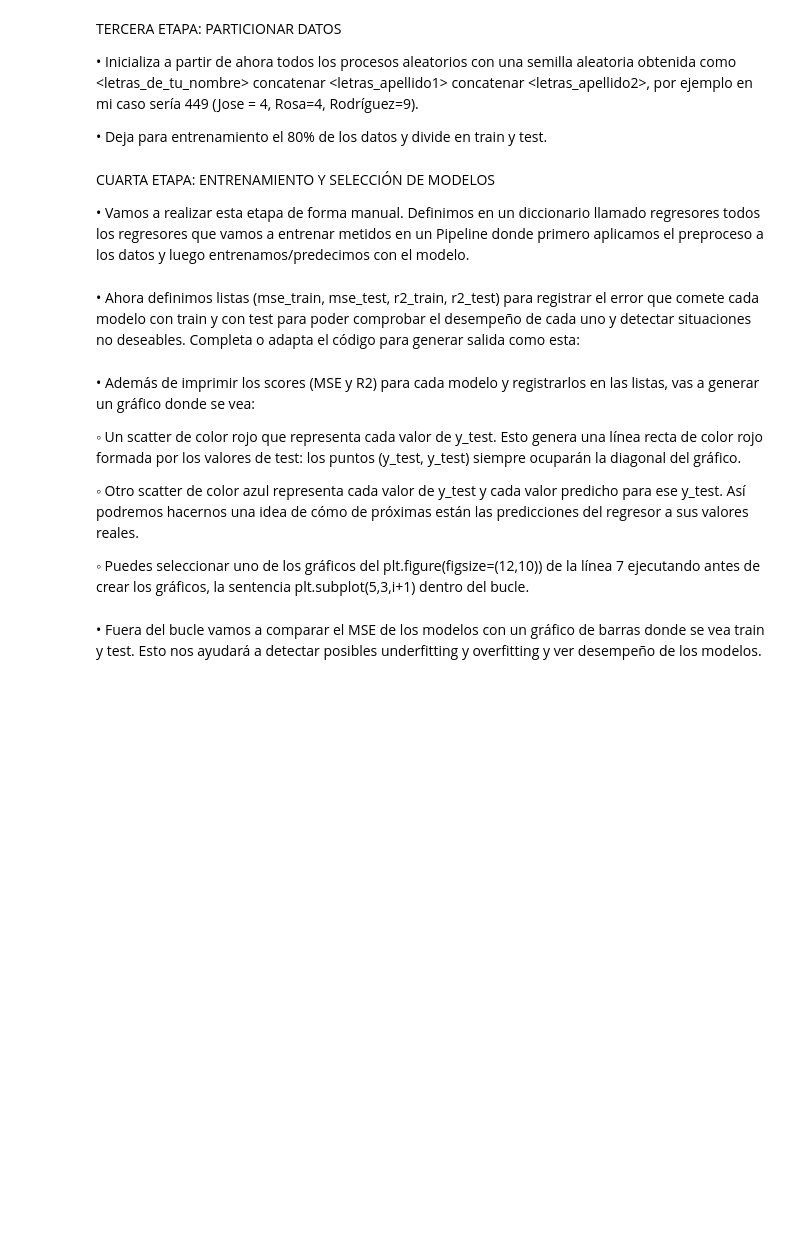
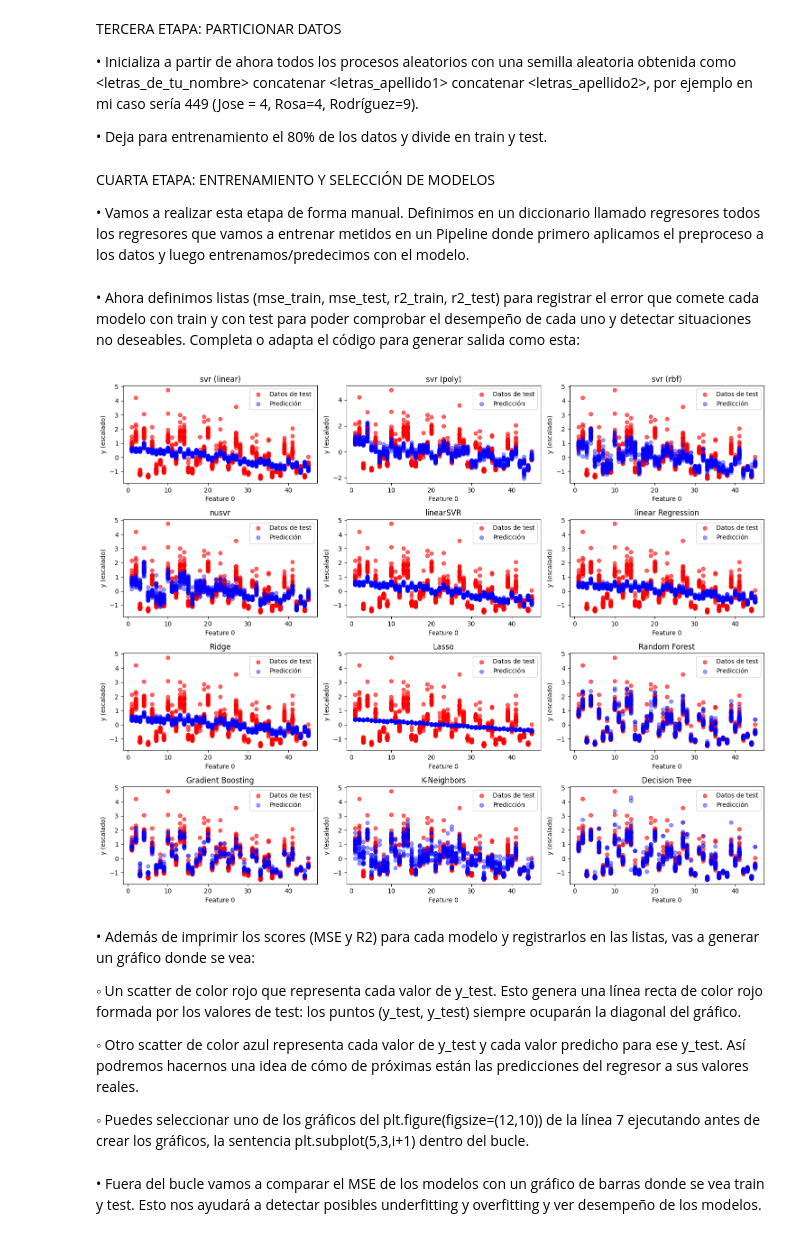
Before and after one commit to SamuehFDEZ/MachineLearning, a Jupyter notebook: saa/U3_AprendizajeSupervisado2/U03-P01-Regresiones/saa_u03_p01_a2-samartlop.ipynb, the cells around one changed output. Saved outputs shown, nothing was run; the diff lists cells and outputs as text; code cells hidden in the pictures; blank space fills up the shorter version.

```diff
--- a/saa/U3_AprendizajeSupervisado2/U03-P01-Regresiones/saa_u03_p01_a2-samartlop.ipynb
+++ b/saa/U3_AprendizajeSupervisado2/U03-P01-Regresiones/saa_u03_p01_a2-samartlop.ipynb
@@ -89,6 +240,15 @@ concatenar
 
 
 • Deja para entrenamiento el 80% de los datos y divide en train y test.
+# %%
+from sklearn.model_selection import train_test_split
+
+semilla = 675
+
+X = df[predictoras]
+y = df[target]
+
+X_train, X_test, y_train, y_test = train_test_split(X, y, test_size=0.2, random_state=semilla)
 # %% [markdown]
 CUARTA ETAPA: ENTRENAMIENTO Y SELECCIÓN DE MODELOS
 
@@ -104,6 +264,9 @@ from sklearn.linear_model import LinearRegression, Ridge, Lasso
 from sklearn.ensemble import RandomForestRegressor, GradientBoostingRegressor
 from sklearn.neighbors import KNeighborsRegressor
 from sklearn.tree import DecisionTreeRegressor
+
+
+preprocesador = StandardScaler()
 
 # Definir los diferentes regresores
 regresores = {
@@ -120,42 +283,52 @@ regresores = {
     'K-Neighbors': Pipeline([('pre', preprocesador), ('regresor', KNeighborsRegressor(n_neighbors=5))]),
     'Decision Tree': Pipeline([('pre', preprocesador), ('regresor', DecisionTreeRegressor(random_state=449))])
 }
+
+from sklearn.preprocessing import StandardScaler
+
+s_y = StandardScaler()
+y_train_escalado = s_y.fit_transform(y_train.values.reshape(-1, 1)).ravel()
+y_test_escalado = s_y.transform(y_test.values.reshape(-1, 1)).ravel()
 # %% [markdown]
  • Ahora definimos listas (mse_train, mse_test, r2_train, r2_test) para registrar el error que
 comete cada modelo con train y con test para poder comprobar el desempeño de cada uno y
 detectar situaciones no deseables. Completa o adapta el código para generar salida como esta:
 # %%
-# Entrenar y evaluar cada modelo
 from sklearn.metrics import mean_squared_error, r2_score
+import matplotlib.pyplot as plt
 
 mse_train = []
 mse_test = []
 r2_train = []
 r2_test = []
 
-plt.figure(figsize=(12, 10))
+plt.figure(figsize=(15, 12))
 
 for i, (nombre, modelo) in enumerate(regresores.items()):
-    modelo.fit(X_train, y_train_escalado) # modelo.fit(X_train, y_train) si ni el y_train ni el y_test estuviesen escalados
-    y_pred_train = modelo.predict(X_train).reshape(-1, 1)
-    y_pred_test = modelo.predict(X_test).reshape(-1, 1)
-    # y_pred_test = s_y.inverse_transform(y_pred_test.reshape(-1, 1)).ravel() si el y_test no estuviese escalado
+    modelo.fit(X_train, y_train_escalado)
 
-    mse_train.append(mean_squared_error(y_train_escalado, y_pred_train)) # mean_squared_error(y_train, y_pred_train)
-    mse_test.append(mean_squared_error(y_test_escalado, y_pred_test))   # mean_squared_error(y_test, y_pred_test)
-    r2_train.append(r2_score(y_train_escalado, y_pred_train))          # r2_score(y_train, y_pred_train)
-    r2_test.append(r2_score(y_test_escalado, y_pred_test))            # r2_score(y_test, y_pred_test)
+    y_pred_train = modelo.predict(X_train)
+    y_pred_test = modelo.predict(X_test)
 
+    # Guardar métricas
+    mse_train.append(mean_squared_error(y_train_escalado, y_pred_train))
+    mse_test.append(mean_squared_error(y_test_escalado, y_pred_test))
+    r2_train.append(r2_score(y_train_escalado, y_pred_train))
+    r2_test.append(r2_score(y_test_escalado, y_pred_test))
+
+    # Graficar usando solo la primera columna de X_test
     plt.subplot(4, 3, i + 1)
-    plt.scatter(X_test, y_test_escalado, color='red', label='Datos de test') # plt.scatter(X_test, y_test, color='red', label='Datos de test')
-    plt.plot(X_test, y_pred_test, color='blue', linewidth=2, label=nombre)
-    plt.xlabel('X')
-    plt.ylabel('y')
+    plt.scatter(X_test.iloc[:, 0], y_test_escalado, color='red', label='Datos de test', alpha=0.6)
+    plt.scatter(X_test.iloc[:, 0], y_pred_test, color='blue', alpha=0.4, label='Predicción')
+    plt.xlabel('Feature 0')
+    plt.ylabel('y (escalado)')
     plt.title(nombre)
     plt.legend()
 
 plt.tight_layout()
 plt.show()
+# %% [output]
+[figure, added]
 # %% [markdown]
  • Además de imprimir los scores (MSE y R2) para cada modelo y registrarlos en las listas, vas a
 generar un gráfico donde se vea:
```
Also changed, not shown: parts of 12 cells of this notebook, 49 other files.
